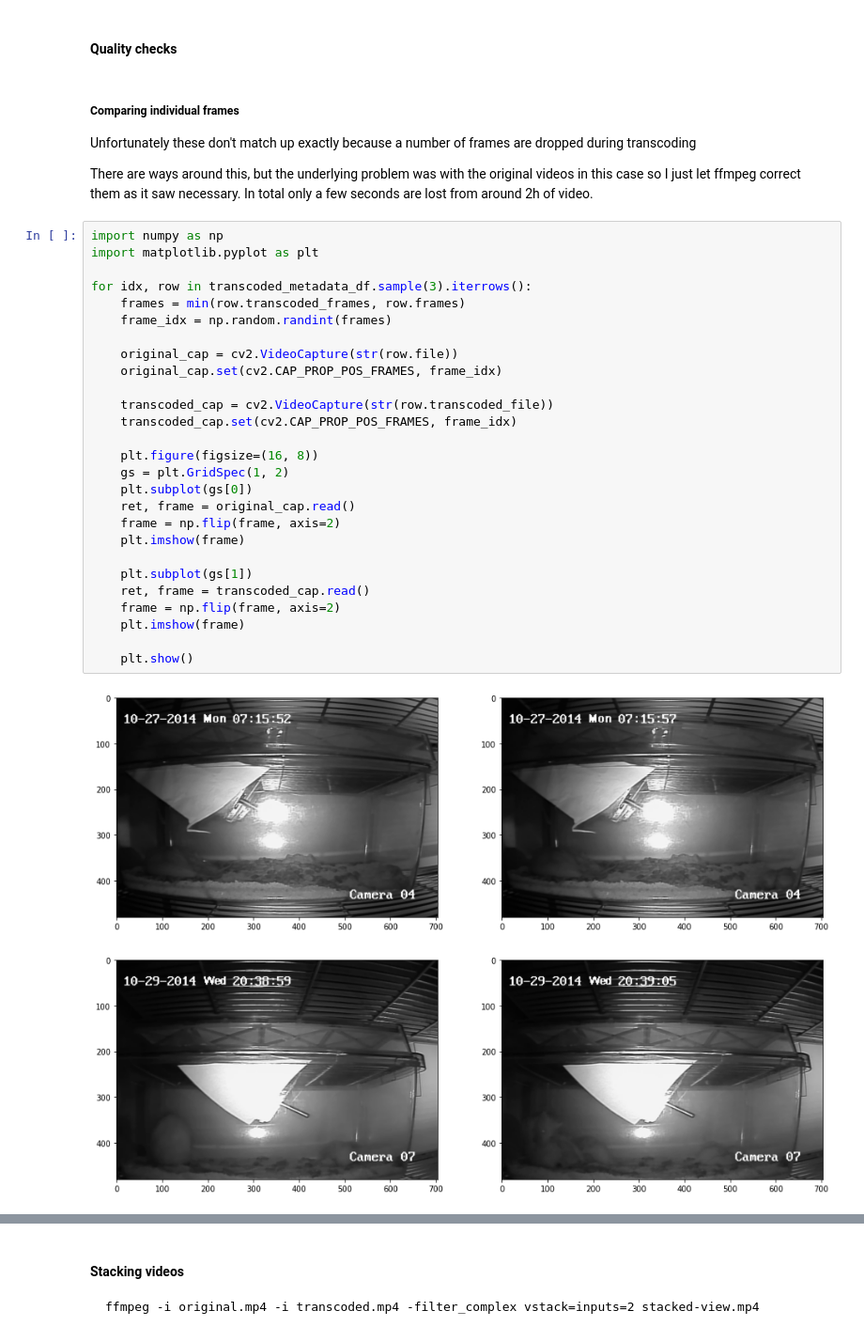
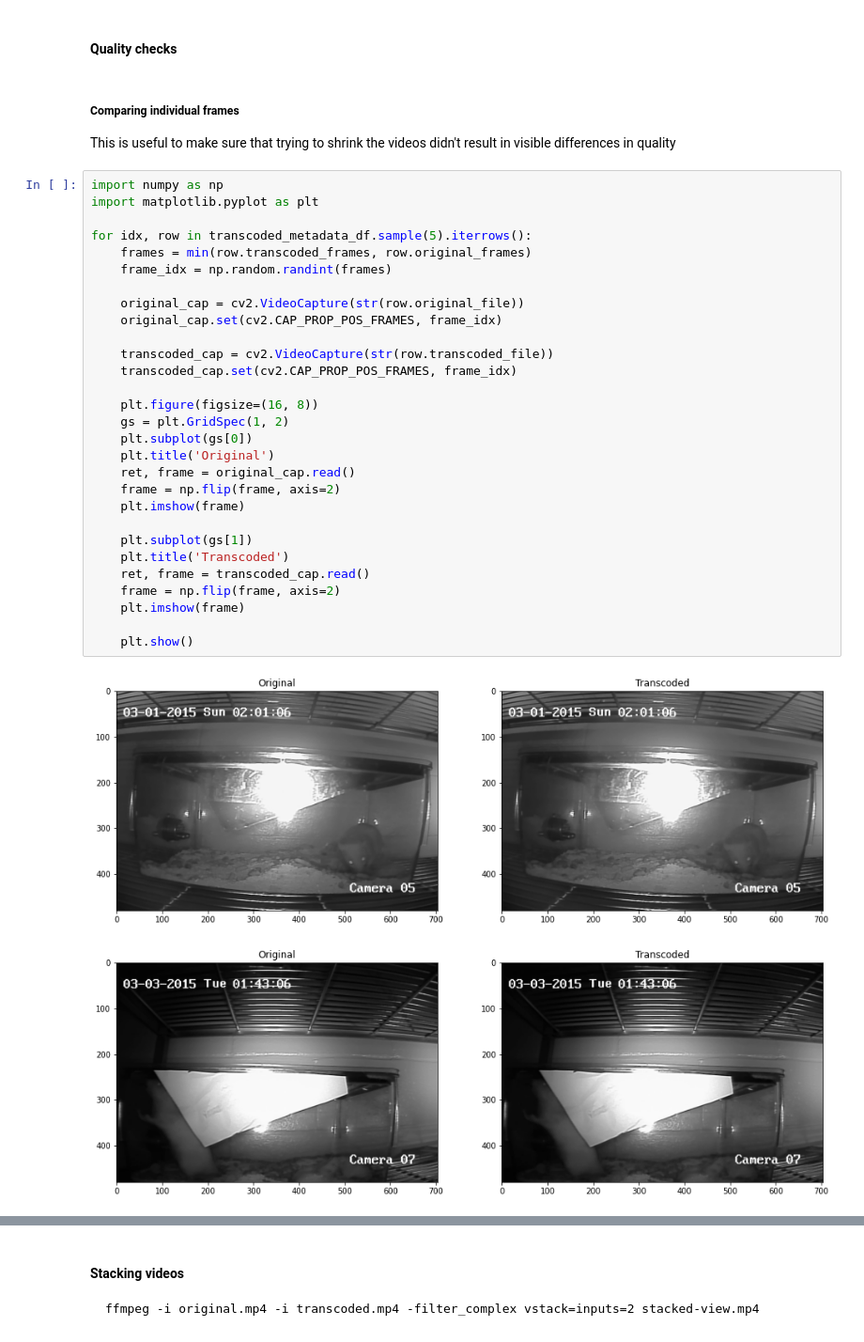
Before and after one commit to A-Telfer/preprocessing-behavior-videos, a Jupyter notebook: docs/_build/jupyter_execute/transcoding-large-experiments.ipynb, the cells around one changed output, grey strips where cells are left out. Shown at 94% size. Saved outputs shown, nothing was run; the diff lists cells and outputs as text.

Commit message:
updated frame syncing

```diff
--- a/docs/_build/jupyter_execute/transcoding-large-experiments.ipynb
+++ b/docs/_build/jupyter_execute/transcoding-large-experiments.ipynb
@@ -504,37 +537,37 @@ AttributeError: 'DataFrame' object has no attribute 'original_frames'
 # %% [markdown]
 #### Quality checks
-# %% [markdown]
-##### Comparing individual frames
-Unfortunately these don't match up exactly because a number of frames are dropped during transcoding
-
-There are ways around this, but the underlying problem was with the original videos in this case so I just let ffmpeg correct them as it saw necessary. In total only a few seconds are lost from around 2h of video.
+# %% [markdown]
+##### Comparing individual frames
+This is useful to make sure that trying to shrink the videos didn't result in visible differences in quality
 # %%
 import numpy as np
 import matplotlib.pyplot as plt
 
-for idx, row in transcoded_metadata_df.sample(3).iterrows():
-    frames = min(row.transcoded_frames, row.frames)
+for idx, row in transcoded_metadata_df.sample(5).iterrows():
+    frames = min(row.transcoded_frames, row.original_frames)
     frame_idx = np.random.randint(frames)
 
-    original_cap = cv2.VideoCapture(str(row.file))
+    original_cap = cv2.VideoCapture(str(row.original_file))
     original_cap.set(cv2.CAP_PROP_POS_FRAMES, frame_idx)
 
     transcoded_cap = cv2.VideoCapture(str(row.transcoded_file))
     transcoded_cap.set(cv2.CAP_PROP_POS_FRAMES, frame_idx)
 
     plt.figure(figsize=(16, 8))
     gs = plt.GridSpec(1, 2)
     plt.subplot(gs[0])
+    plt.title('Original')
     ret, frame = original_cap.read()
     frame = np.flip(frame, axis=2)
     plt.imshow(frame)
 
     plt.subplot(gs[1])
+    plt.title('Transcoded')
     ret, frame = transcoded_cap.read()
     frame = np.flip(frame, axis=2)
     plt.imshow(frame)
 
     plt.show()
 # %% [output]
-[figure, old version]
+[figure, new version]
-[figure, old version]
+[figure, new version]
```
Also changed, not shown: parts of 9 cells of this notebook, 13 other files.
